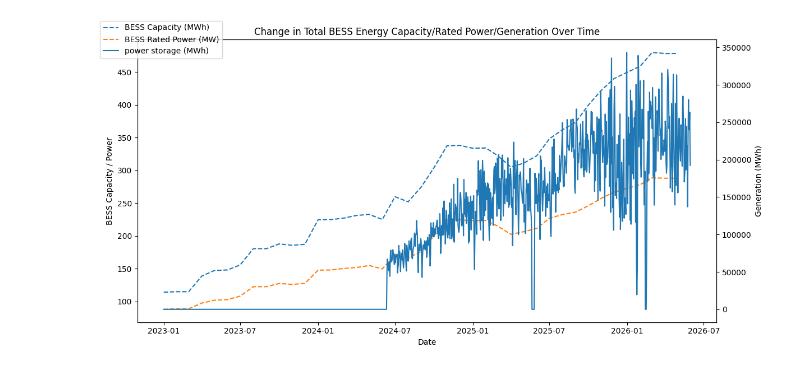
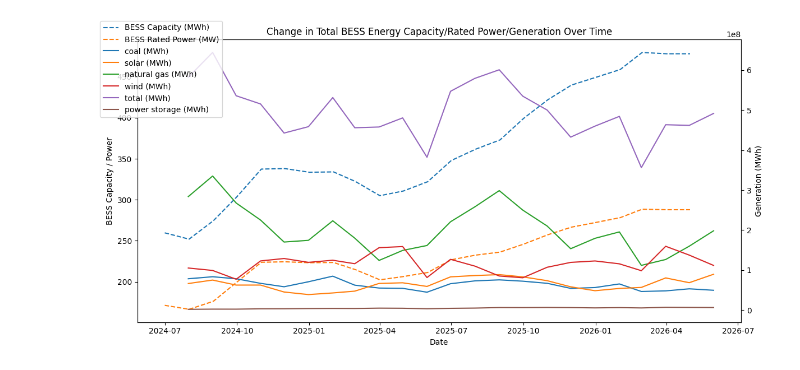
Before and after one commit to andrewkittredge/modo_energy, a Jupyter notebook: ERCOT_BESS.ipynb, the cells around one changed output. Drawn from its saved outputs; the diff is of its cells as text; code cells hidden in the pictures.

Commit message:
resample to month

```diff
--- a/ERCOT_BESS.ipynb
+++ b/ERCOT_BESS.ipynb
@@ -8,9 +9,9 @@ from modo_energy_client.modo_energy_api_client import ModoEnergyAPIClient
 # %%
 client = ModoEnergyAPIClient(cache_requests=True)
+# %%
+start_date = date(2024, 7, 1)
+end_date = date(2026, 5, 31)
 # %%
-start_date = date(2023, 1, 1)
-end_date = date(2026, 5, 31)
-
 ercot_bess = client.get_ercot_modo_owners(
     date_from=start_date,
     date_to=end_date,
@@ -34,7 +37,7 @@ fuel_mix = fuel_mix_raw.drop(["settlementType", "repeated_hour_flag"], axis=1)
 fuel_mix["powerStorage"] = fuel_mix["powerStorage"].clip(
     lower=0
 )  # powerStorage can be negative, but we want to focus on the energy being stored in batteries, so we clip it at 0
-fuel_mix_daily = fuel_mix.resample("D").sum()
-fuel_mix_daily = fuel_mix_daily.astype("int")
+fuel_mix_resampled = fuel_mix.resample("ME").sum()
+fuel_mix_resampled = fuel_mix_resampled.astype("int")
 # %%
-fuel_mix_daily["total"] = fuel_mix_daily.sum(axis=1)
+fuel_mix_resampled["total"] = fuel_mix_resampled.sum(axis=1)
@@ -56,55 +80,54 @@ ax1.set_xlabel("Date")
 ax1.set_ylabel("BESS Capacity / Power")
 ax1.set_title("Change in Total BESS Energy Capacity/Rated Power/Generation Over Time")
 ax2 = ax1.twinx()
-"""
+
 ax2.plot(
-    fuel_mix_monthly.index,
-    fuel_mix_monthly["coalAndLignite"],
+    fuel_mix_resampled.index,
+    fuel_mix_resampled["coalAndLignite"],
     label="coal (MWh)",
     # color="black",
 )
 
 ax2.plot(
-    fuel_mix_monthly.index,
-    fuel_mix_monthly["solar"],
+    fuel_mix_resampled.index,
+    fuel_mix_resampled["solar"],
     label="solar (MWh)",
     #  color="yellow",
 )
 
 ax2.plot(
-    fuel_mix_monthly.index,
-    fuel_mix_monthly["naturalGas"],
+    fuel_mix_resampled.index,
+    fuel_mix_resampled["naturalGas"],
     label="natural gas (MWh)",
     # color="yellow",
 )
 ax2.plot(
-    fuel_mix_monthly.index,
-    fuel_mix_monthly["wind"],
+    fuel_mix_resampled.index,
+    fuel_mix_resampled["wind"],
     label="wind (MWh)",
     # color="yellow",
 )
 
 
-
 ax2.plot(
-    fuel_mix_monthly.index,
-    fuel_mix_monthly["total"],
+    fuel_mix_resampled.index,
+    fuel_mix_resampled["total"],
     label="total (MWh)",
     # color="yellow",
 )
-"""
+
 ax2.plot(
-    fuel_mix_monthly.index,
-    fuel_mix_monthly["powerStorage"],
+    fuel_mix_resampled.index,
+    fuel_mix_resampled["powerStorage"],
     label="power storage (MWh)",
     # color="yellow",
 )
 
 ax2.set_ylabel("Generation (MWh)")
 fig.tight_layout()
 lines1, labels1 = ax1.get_legend_handles_labels()
 lines2, labels2 = ax2.get_legend_handles_labels()
 fig.legend(lines1 + lines2, labels1 + labels2, loc="upper left")
 plt.show()
 # %% [output]
-[figure, old version]
+[figure, new version]
```
Also changed, not shown: parts of 4 cells of this notebook.
